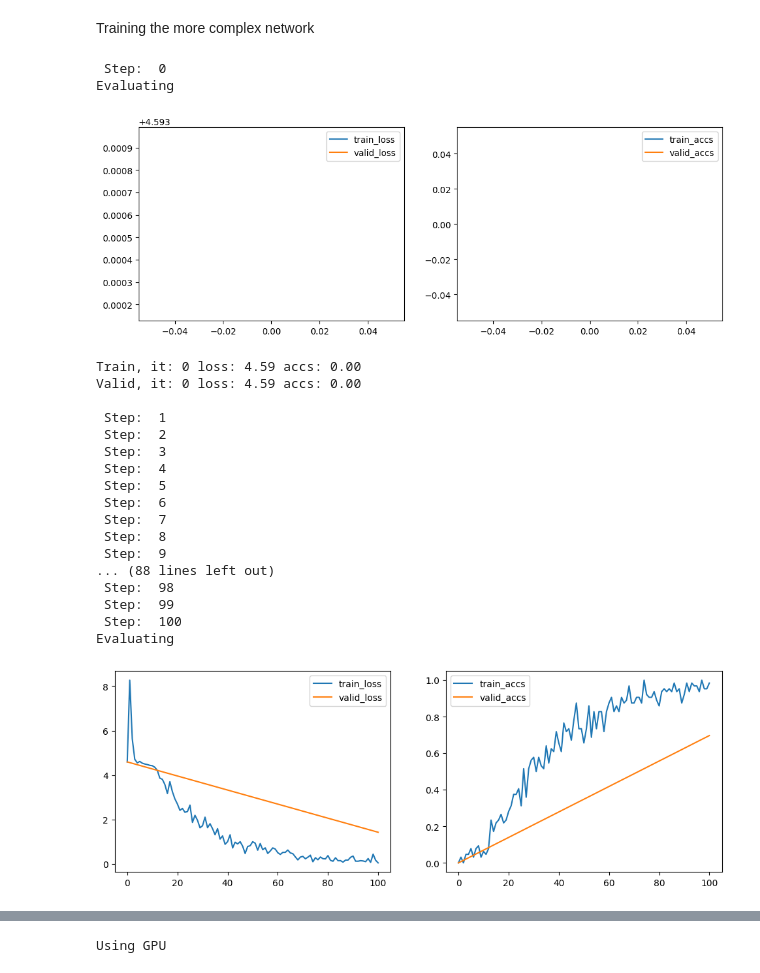
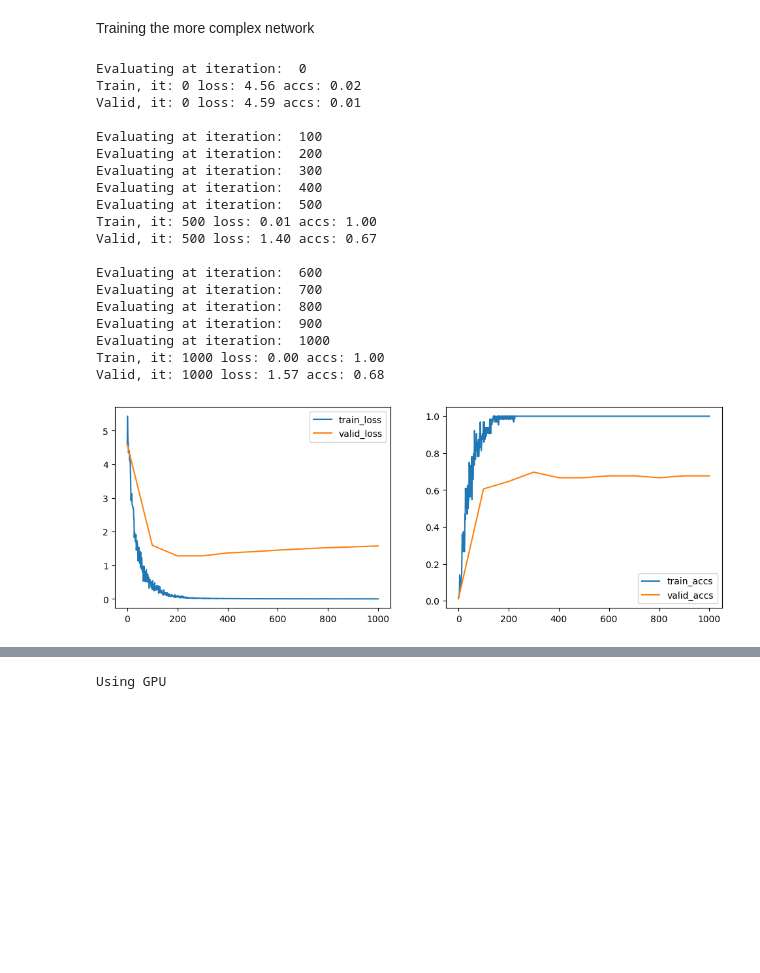
Before and after one commit to SalisMaxima/02456-deep-learning-with-PyTorch, a Jupyter notebook: 6_Mini_Project/6.1-EXE-Kaggle-Leaf-Challenge.ipynb, the cells around one changed output, grey strips where cells are left out. Saved outputs shown, nothing was run; the diff lists cells and outputs as text; code cells hidden in the pictures; blank space fills up the shorter version.

```diff
--- a/6_Mini_Project/6.1-EXE-Kaggle-Leaf-Challenge.ipynb
+++ b/6_Mini_Project/6.1-EXE-Kaggle-Leaf-Challenge.ipynb
@@ -465,7 +476,7 @@ It simply manages the data in a nice way - so it is a good place to come back an
 5.1) As a part of the data loader, we should specify the shape of the images, number of classes, and the number of features for the three feature types: margin, shape and texture. Define the three variables in the code below.
 # %%
 # The image shape should be of the format (height, width, channels)
-IMAGE_SHAPE = (200, 300, 1)  # Height, width, 1 channel for grayscale images (adjust based on preprocessing choice)
+IMAGE_SHAPE = (200, 200, 1)  # Height, width, 1 channel for grayscale images (adjust based on preprocessing choice)
 
 # Define the number of classes (number of unique species in the dataset)
 NUM_CLASSES = len(train['species'].unique())
@@ -1123,0 +1144,33 @@ def dataloader(train_path="train.csv", test_path="test.csv", image_dir="images",
+# %%
+# Normalize the data
+def normalize_data(data, image_mean=None, image_std=None):
+    # Normalize images
+    if image_mean is None or image_std is None:
+        # Compute mean and std if not provided
+        image_mean = data.train['images'].mean()
+        image_std = data.train['images'].std()
+
+    data.train['images'] = (data.train['images'] - image_mean) / image_std
+    data.test['images'] = (data.test['images'] - image_mean) / image_std
+
+    # Normalize margins, shapes, and textures (assuming similar method)
+    margin_mean = data.train['margins'].mean()
+    margin_std = data.train['margins'].std()
+    data.train['margins'] = (data.train['margins'] - margin_mean) / margin_std
+    data.test['margins'] = (data.test['margins'] - margin_mean) / margin_std
+
+    shape_mean = data.train['shapes'].mean()
+    shape_std = data.train['shapes'].std()
+    data.train['shapes'] = (data.train['shapes'] - shape_mean) / shape_std
+    data.test['shapes'] = (data.test['shapes'] - shape_mean) / shape_std
+
+    texture_mean = data.train['textures'].mean()
+    texture_std = data.train['textures'].std()
+    data.train['textures'] = (data.train['textures'] - texture_mean) / texture_std
+    data.test['textures'] = (data.test['textures'] - texture_mean) / texture_std
+
+    print("Data normalization complete.")
+    return data
+# %%
+# Normalize the data
+data_norm = normalize_data(data)
@@ -1266,31 +1353,30 @@ Using GPU
 # %%
 # Criterion and optimizer
 criterion = nn.CrossEntropyLoss()
-optimizer = optim.Adam(net.parameters(), lr=0.001)
+optimizer = optim.Adam(net.parameters(), lr=0.0001)
 # %% [markdown]
 Training the more complex network
 # %%
 # train the new network
-train_results = train_network(net, data, criterion, optimizer, batch_size, NUM_CLASSES, max_iter=1000, log_every=100, eval_every=100, validation_size=0.1)
+train_results = train_network(net, data_norm, criterion, optimizer, batch_size, NUM_CLASSES, max_iter=1000, log_every=500, eval_every=100, validation_size=0.1)
 # %% [output]
- Step:  0
-Evaluating
+Evaluating at iteration:  0
+Train, it: 0 loss: 4.56 accs: 0.02
+Valid, it: 0 loss: 4.59 accs: 0.01
+
+Evaluating at iteration:  100
+Evaluating at iteration:  200
+Evaluating at iteration:  300
+Evaluating at iteration:  400
+Evaluating at iteration:  500
+Train, it: 500 loss: 0.01 accs: 1.00
+Valid, it: 500 loss: 1.40 accs: 0.67
+
+Evaluating at iteration:  600
+Evaluating at iteration:  700
+Evaluating at iteration:  800
+Evaluating at iteration:  900
+Evaluating at iteration:  1000
+Train, it: 1000 loss: 0.00 accs: 1.00
+Valid, it: 1000 loss: 1.57 accs: 0.68
-[figure, old version]
+[figure, new version]
-Train, it: 0 loss: 4.59 accs: 0.00
-Valid, it: 0 loss: 4.59 accs: 0.00
-
- Step:  1
- Step:  2
- Step:  3
- Step:  4
- Step:  5
- Step:  6
- Step:  7
- Step:  8
- Step:  9
-... (88 lines left out)
- Step:  98
- Step:  99
- Step:  100
-Evaluating
-[figure, removed]
```
Also changed, not shown: parts of 39 cells of this notebook.
